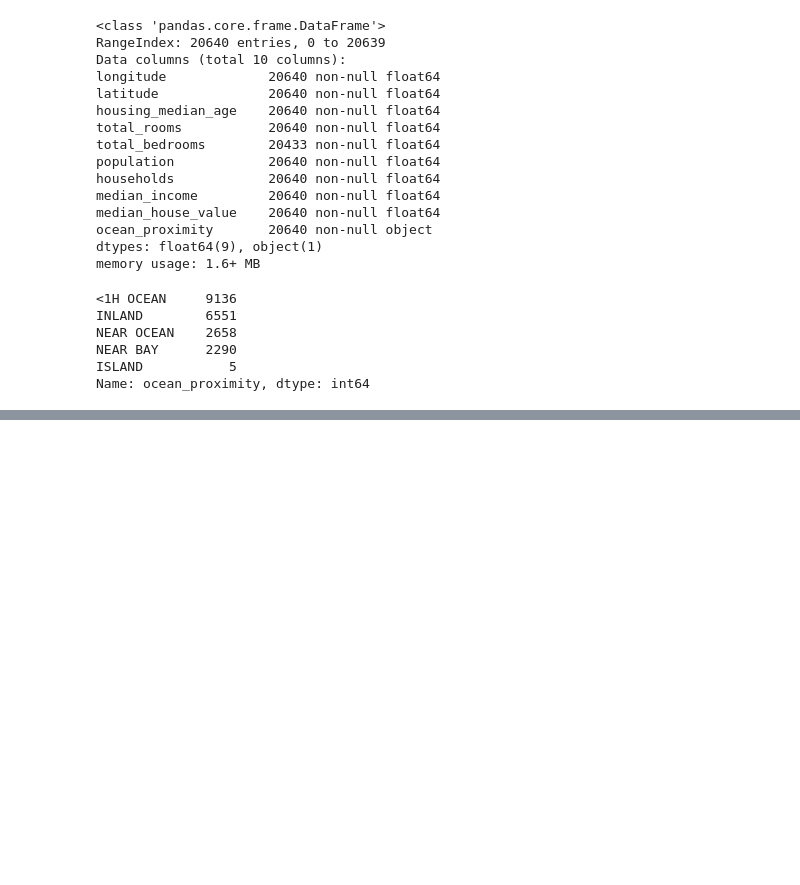
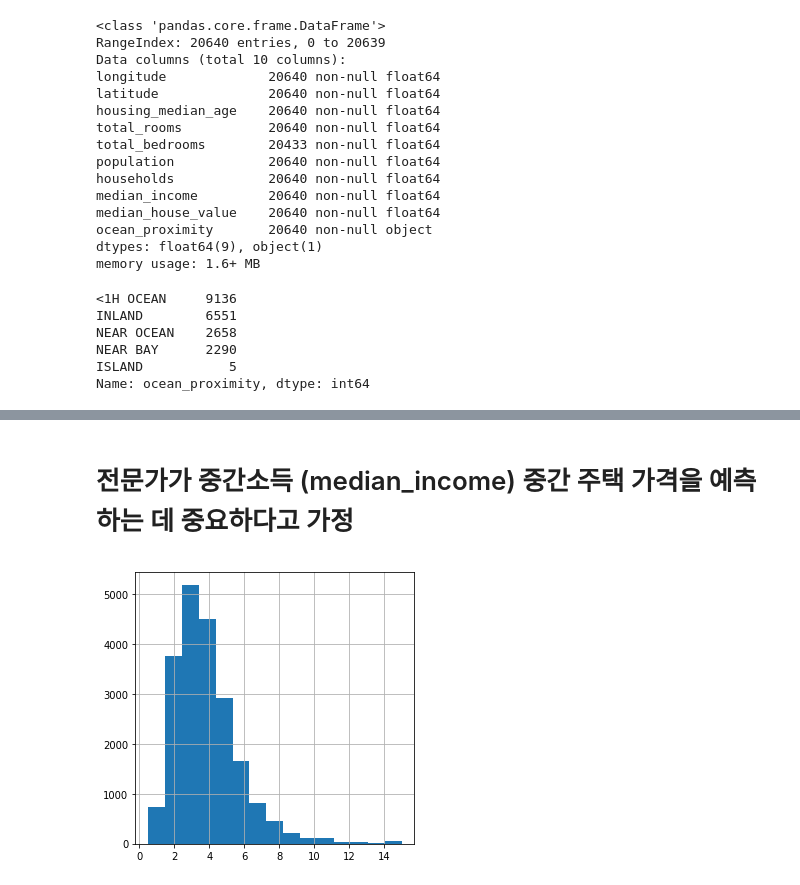
Before and after one commit to namsoojang/Play_with_Data_4th, a Jupyter notebook: Ch2_ML_Project/2. 머신러닝 프로젝트 처음부터 끝까지.ipynb, the cells around one changed output, grey strips where cells are left out. Cells and saved outputs as stored; diff of their text form; code cells hidden in the pictures; blank space fills up the shorter version.

```diff
--- a/Ch2_ML_Project/2. 머신러닝 프로젝트 처음부터 끝까지.ipynb
+++ b/Ch2_ML_Project/2. 머신러닝 프로젝트 처음부터 끝까지.ipynb
@@ -130,0 +210,7 @@ plt.show()
+# %% [markdown]
+# 전문가가 중간소득 (median_income) 중간 주택 가격을 예측하는 데 중요하다고 가정
+# %%
+housing['median_income'].hist(bins=15, figsize=(5,5))
+plt.show()
+# %% [output]
+[figure, added]
```
Also changed, not shown: parts of 22 cells of this notebook, 5 other files.
